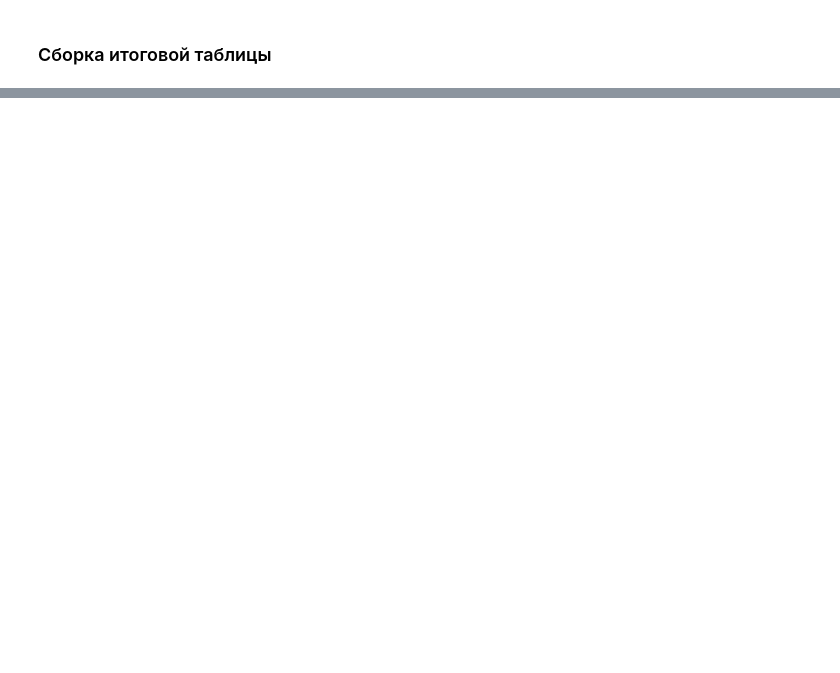
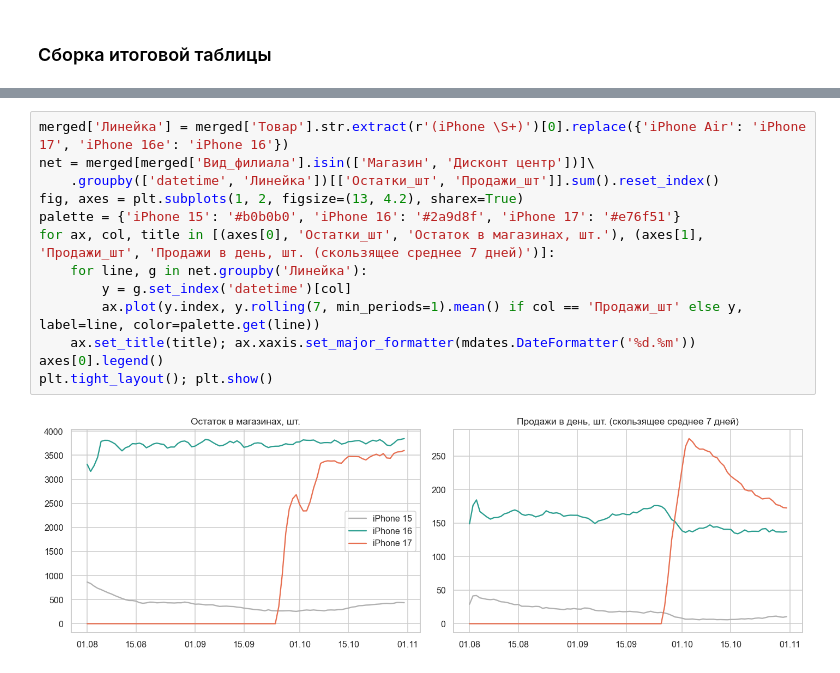
Before and after one commit to Viktor-VK/portfolio, a Jupyter notebook: Восстановление истории остатков/наличие_на_филиалах.ipynb, the cells around one changed output, grey strips where cells are left out. Saved outputs shown, nothing was run; the diff lists cells and outputs as text; blank space fills up the shorter version.

```diff
--- a/Восстановление истории остатков/наличие_на_филиалах.ipynb
+++ b/Восстановление истории остатков/наличие_на_филиалах.ipynb
@@ -237,0 +345,15 @@ merged
+# %%
+merged['Линейка'] = merged['Товар'].str.extract(r'(iPhone \S+)')[0].replace({'iPhone Air': 'iPhone 17', 'iPhone 16e': 'iPhone 16'})
+net = merged[merged['Вид_филиала'].isin(['Магазин', 'Дисконт центр'])]\
+    .groupby(['datetime', 'Линейка'])[['Остатки_шт', 'Продажи_шт']].sum().reset_index()
+fig, axes = plt.subplots(1, 2, figsize=(13, 4.2), sharex=True)
+palette = {'iPhone 15': '#b0b0b0', 'iPhone 16': '#2a9d8f', 'iPhone 17': '#e76f51'}
+for ax, col, title in [(axes[0], 'Остатки_шт', 'Остаток в магазинах, шт.'), (axes[1], 'Продажи_шт', 'Продажи в день, шт. (скользящее среднее 7 дней)')]:
+    for line, g in net.groupby('Линейка'):
+        y = g.set_index('datetime')[col]
+        ax.plot(y.index, y.rolling(7, min_periods=1).mean() if col == 'Продажи_шт' else y, label=line, color=palette.get(line))
+    ax.set_title(title); ax.xaxis.set_major_formatter(mdates.DateFormatter('%d.%m'))
+axes[0].legend()
+plt.tight_layout(); plt.show()
+# %% [output]
+[figure, added]
```
Also changed, not shown: parts of 36 cells of this notebook, 18 other files.
